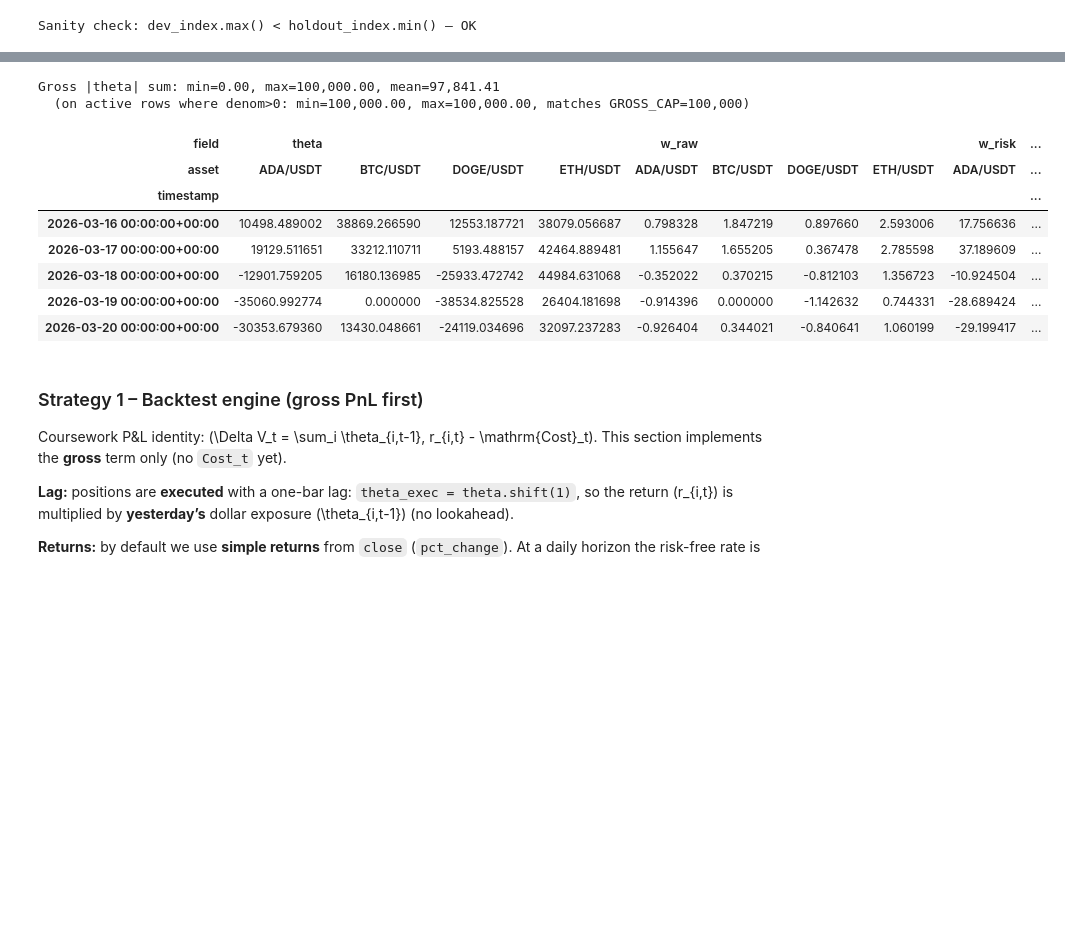
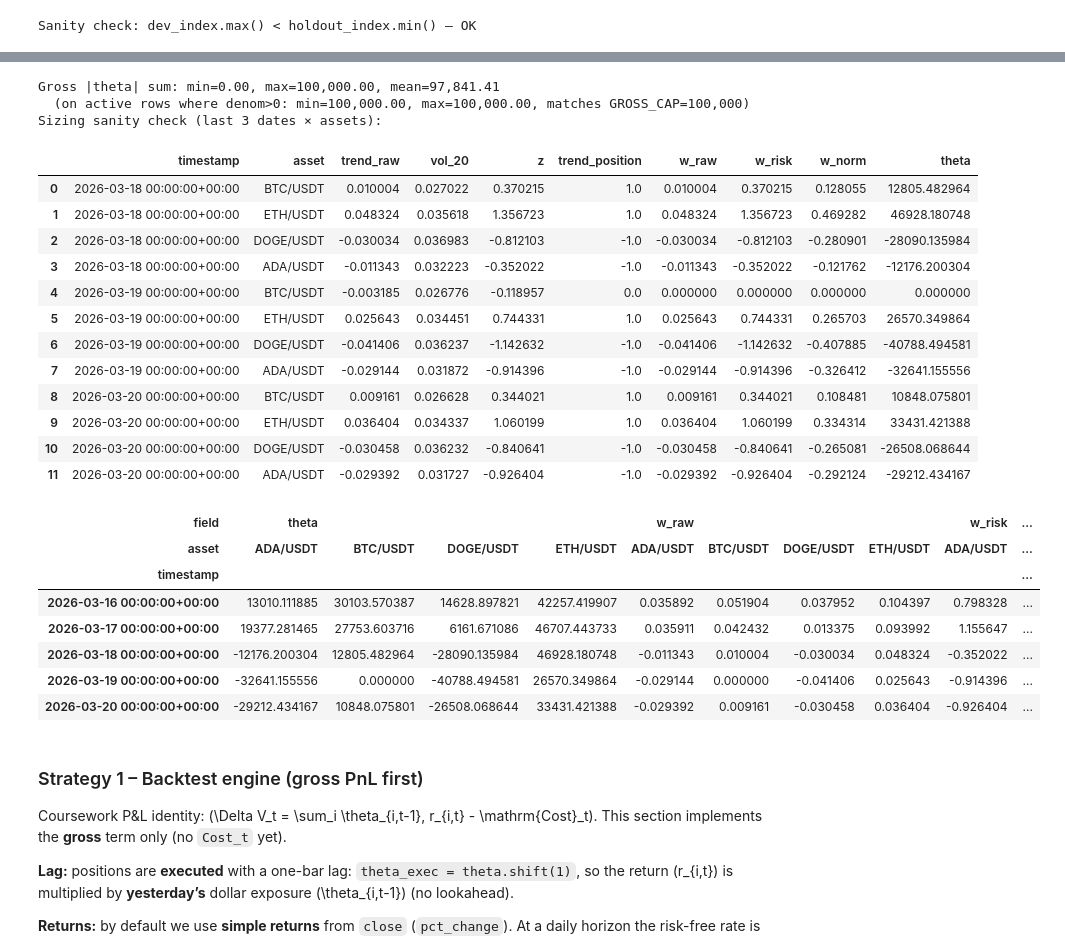
Before and after one commit to PeterLP123/Algo-Trading-Project, a Jupyter notebook: strategy_final_v2.ipynb, the cells around one changed output, grey strips where cells are left out. Saved outputs shown, nothing was run; the diff lists cells and outputs as text; code cells hidden in the pictures; blank space fills up the shorter version.

```diff
--- a/strategy_final_v2.ipynb
+++ b/strategy_final_v2.ipynb
@@ -402,12 +404,12 @@ Outputs are stored in `signal_panel` with the same MultiIndex column layout as `
 # --- Trend signal parameters (initial values; tune in walk-forward) ---
 MA_WINDOW = 50
 VOL_WINDOW = 20
-DEAD_ZONE = 0.25  # on vol-normalised, clipped signal_strength
+DEAD_ZONE = 0.25  # dead zone on z = trend_raw / vol_20 (activation only; not used for dollar sizing)
 SIGNAL_CLIP = 5.0
 
 close_px = asset_panel["close"]
 
-ma50_list, trend_raw_list, vol_20_list, signal_strength_list, trend_position_list = [], [], [], [], []
+ma50_list, trend_raw_list, vol_20_list, z_list, trend_position_list = [], [], [], [], []
 
 for s in SYMBOLS:
     c = close_px[s]
@@ -415,15 +417,16 @@ for s in SYMBOLS:
     trend_raw = c / ma_50 - 1
     ret = c.pct_change()
     vol_20 = ret.rolling(VOL_WINDOW, min_periods=VOL_WINDOW).std(ddof=0).replace(0.0, np.nan)
-    signal_strength = (trend_raw / vol_20).clip(-SIGNAL_CLIP, SIGNAL_CLIP)
+    # z: standardised trend for activation / diagnostics only (single vol division here is not sizing)
+    z = (trend_raw / vol_20).clip(-SIGNAL_CLIP, SIGNAL_CLIP)
 
-    tp = np.where(signal_strength > DEAD_ZONE, 1.0, np.where(signal_strength < -DEAD_ZONE, -1.0, 0.0))
-    trend_position = pd.Series(tp, index=c.index, dtype=float).where(signal_strength.notna(), np.nan)
+    tp = np.where(z > DEAD_ZONE, 1.0, np.where(z < -DEAD_ZONE, -1.0, 0.0))
+    trend_position = pd.Series(tp, index=c.index, dtype=float).where(z.notna(), np.nan)
 
     ma50_list.append(ma_50.rename(s))
     trend_raw_list.append(trend_raw.rename(s))
     vol_20_list.append(vol_20.rename(s))
-    signal_strength_list.append(signal_strength.rename(s))
+    z_list.append(z.rename(s))
     trend_position_list.append(trend_position.rename(s))
 
 mi = pd.MultiIndex.from_product
@@ -436,11 +439,11 @@ def _field_wide(field: str, parts: list[pd.Series]) -> pd.DataFrame:
 ma_50_wide = _field_wide("ma_50", ma50_list)
 trend_raw_wide = _field_wide("trend_raw", trend_raw_list)
 vol_20_wide = _field_wide("vol_20", vol_20_list)
-signal_strength_wide = _field_wide("signal_strength", signal_strength_list)
+z_wide = _field_wide("z", z_list)
 trend_position_wide = _field_wide("trend_position", trend_position_list)
 
 signal_panel = pd.concat(
-    [ma_50_wide, trend_raw_wide, vol_20_wide, signal_strength_wide, trend_position_wide],
+    [ma_50_wide, trend_raw_wide, vol_20_wide, z_wide, trend_position_wide],
     axis=1,
 ).sort_index(axis=1)
 
@@ -522,15 +527,17 @@ This step turns the **signal** into **tradable dollar exposures** \(\theta_{i,t}
 
 Outputs: `exposure_panel` with MultiIndex columns `(field, asset)` for `w_raw`, `w_risk`, `w_tilde`, and `theta`.
 # %%
-# --- Exposures: raw score → inverse-vol → L1 weights → dollar theta ---
+# --- Exposures: trend_raw → single vol step (w_risk) → L1 weights → dollar theta ---
+# z is for activation / dead-zone only; w_risk = w_raw / vol_20 is the only vol-adjusted sizing step.
 GROSS_CAP = 100_000.0  # fixed gross notional budget; sum_i |theta_i| = GROSS_CAP when active
 
-ss = signal_panel["signal_strength"]
+tr = signal_panel["trend_raw"]
+z = signal_panel["z"]
 pos = signal_panel["trend_position"]
 vol = signal_panel["vol_20"]
 
-active = (pos != 0) & pos.notna()
-w_raw = ss.where(active, 0.0)
+active = (z.abs() > DEAD_ZONE) & z.notna()
+w_raw = tr.where(active, 0.0)
 
 sigma = vol.replace(0.0, np.nan)
 w_risk = w_raw / sigma
@@ -550,41 +557,77 @@ def _field_wide_df(field: str, df: pd.DataFrame) -> pd.DataFrame:
     )
 
 
 exposure_panel = pd.concat(
     [
         _field_wide_df("w_raw", w_raw),
         _field_wide_df("w_risk", w_risk),
         _field_wide_df("w_tilde", w_tilde),
         _field_wide_df("theta", theta),
     ],
     axis=1,
 ).sort_index(axis=1)
 
 assert exposure_panel.index.equals(asset_panel.index)
 
 gross_abs = exposure_panel["theta"].abs().sum(axis=1)
 active_rows = denom > 0
 print(
     f"Gross |theta| sum: min={gross_abs.min():,.2f}, max={gross_abs.max():,.2f}, "
     f"mean={gross_abs.mean():,.2f}"
 )
 print(
     f"  (on active rows where denom>0: min={gross_abs[active_rows].min():,.2f}, "
     f"max={gross_abs[active_rows].max():,.2f}, matches GROSS_CAP={GROSS_CAP:,.0f})"
 )
 
+# Quick sanity check: sizing chain for a few recent dates (one row per asset)
+_check_dates = list(signal_panel.index[-3:])
+_sanity = []
+for _dt in _check_dates:
+    for _s in SYMBOLS:
+        _sanity.append(
+            {
+                "timestamp": _dt,
+                "asset": _s,
+                "trend_raw": tr.loc[_dt, _s],
+                "vol_20": vol.loc[_dt, _s],
+                "z": z.loc[_dt, _s],
+                "trend_position": pos.loc[_dt, _s],
+                "w_raw": w_raw.loc[_dt, _s],
+                "w_risk": w_risk.loc[_dt, _s],
+                "w_norm": w_tilde.loc[_dt, _s],
+                "theta": theta.loc[_dt, _s],
+            }
+        )
+print("Sizing sanity check (last 3 dates × assets):")
+display(pd.DataFrame(_sanity))
+
 exposure_panel.tail()
 # %% [output]
 Gross |theta| sum: min=0.00, max=100,000.00, mean=97,841.41
   (on active rows where denom>0: min=100,000.00, max=100,000.00, matches GROSS_CAP=100,000)
+Sizing sanity check (last 3 dates × assets):
-| field | theta |  |  |  | w_raw |  |  |  | w_risk | ... |
-| asset | ADA/USDT | BTC/USDT | DOGE/USDT | ETH/USDT | ADA/USDT | BTC/USDT | DOGE/USDT | ETH/USDT | ADA/USDT | ... |
-| timestamp |  |  |  |  |  |  |  |  |  | ... |
-| 2026-03-16 00:00:00+00:00 | 10498.489002 | 38869.266590 | 12553.187721 | 38079.056687 | 0.798328 | 1.847219 | 0.897660 | 2.593006 | 17.756636 | ... |
-| 2026-03-17 00:00:00+00:00 | 19129.511651 | 33212.110711 | 5193.488157 | 42464.889481 | 1.155647 | 1.655205 | 0.367478 | 2.785598 | 37.189609 | ... |
-| 2026-03-18 00:00:00+00:00 | -12901.759205 | 16180.136985 | -25933.472742 | 44984.631068 | -0.352022 | 0.370215 | -0.812103 | 1.356723 | -10.924504 | ... |
-| 2026-03-19 00:00:00+00:00 | -35060.992774 | 0.000000 | -38534.825528 | 26404.181698 | -0.914396 | 0.000000 | -1.142632 | 0.744331 | -28.689424 | ... |
-| 2026-03-20 00:00:00+00:00 | -30353.679360 | 13430.048661 | -24119.034696 | 32097.237283 | -0.926404 | 0.344021 | -0.840641 | 1.060199 | -29.199417 | ... |
+|  | timestamp | asset | trend_raw | vol_20 | z | trend_position | w_raw | w_risk | w_norm | theta |
+| 0 | 2026-03-18 00:00:00+00:00 | BTC/USDT | 0.010004 | 0.027022 | 0.370215 | 1.0 | 0.010004 | 0.370215 | 0.128055 | 12805.482964 |
+| 1 | 2026-03-18 00:00:00+00:00 | ETH/USDT | 0.048324 | 0.035618 | 1.356723 | 1.0 | 0.048324 | 1.356723 | 0.469282 | 46928.180748 |
+| 2 | 2026-03-18 00:00:00+00:00 | DOGE/USDT | -0.030034 | 0.036983 | -0.812103 | -1.0 | -0.030034 | -0.812103 | -0.280901 | -28090.135984 |
+| 3 | 2026-03-18 00:00:00+00:00 | ADA/USDT | -0.011343 | 0.032223 | -0.352022 | -1.0 | -0.011343 | -0.352022 | -0.121762 | -12176.200304 |
+| 4 | 2026-03-19 00:00:00+00:00 | BTC/USDT | -0.003185 | 0.026776 | -0.118957 | 0.0 | 0.000000 | 0.000000 | 0.000000 | 0.000000 |
+| 5 | 2026-03-19 00:00:00+00:00 | ETH/USDT | 0.025643 | 0.034451 | 0.744331 | 1.0 | 0.025643 | 0.744331 | 0.265703 | 26570.349864 |
+| 6 | 2026-03-19 00:00:00+00:00 | DOGE/USDT | -0.041406 | 0.036237 | -1.142632 | -1.0 | -0.041406 | -1.142632 | -0.407885 | -40788.494581 |
+| 7 | 2026-03-19 00:00:00+00:00 | ADA/USDT | -0.029144 | 0.031872 | -0.914396 | -1.0 | -0.029144 | -0.914396 | -0.326412 | -32641.155556 |
+| 8 | 2026-03-20 00:00:00+00:00 | BTC/USDT | 0.009161 | 0.026628 | 0.344021 | 1.0 | 0.009161 | 0.344021 | 0.108481 | 10848.075801 |
+| 9 | 2026-03-20 00:00:00+00:00 | ETH/USDT | 0.036404 | 0.034337 | 1.060199 | 1.0 | 0.036404 | 1.060199 | 0.334314 | 33431.421388 |
+| 10 | 2026-03-20 00:00:00+00:00 | DOGE/USDT | -0.030458 | 0.036232 | -0.840641 | -1.0 | -0.030458 | -0.840641 | -0.265081 | -26508.068644 |
+| 11 | 2026-03-20 00:00:00+00:00 | ADA/USDT | -0.029392 | 0.031727 | -0.926404 | -1.0 | -0.029392 | -0.926404 | -0.292124 | -29212.434167 |
+| field | theta |  |  |  | w_raw |  |  |  | w_risk | ... |
+| asset | ADA/USDT | BTC/USDT | DOGE/USDT | ETH/USDT | ADA/USDT | BTC/USDT | DOGE/USDT | ETH/USDT | ADA/USDT | ... |
+| timestamp |  |  |  |  |  |  |  |  |  | ... |
+| 2026-03-16 00:00:00+00:00 | 13010.111885 | 30103.570387 | 14628.897821 | 42257.419907 | 0.035892 | 0.051904 | 0.037952 | 0.104397 | 0.798328 | ... |
+| 2026-03-17 00:00:00+00:00 | 19377.281465 | 27753.603716 | 6161.671086 | 46707.443733 | 0.035911 | 0.042432 | 0.013375 | 0.093992 | 1.155647 | ... |
+| 2026-03-18 00:00:00+00:00 | -12176.200304 | 12805.482964 | -28090.135984 | 46928.180748 | -0.011343 | 0.010004 | -0.030034 | 0.048324 | -0.352022 | ... |
+| 2026-03-19 00:00:00+00:00 | -32641.155556 | 0.000000 | -40788.494581 | 26570.349864 | -0.029144 | 0.000000 | -0.041406 | 0.025643 | -0.914396 | ... |
+| 2026-03-20 00:00:00+00:00 | -29212.434167 | 10848.075801 | -26508.068644 | 33431.421388 | -0.029392 | 0.009161 | -0.030458 | 0.036404 | -0.926404 | ... |
 # %% [markdown]
 ### Strategy 1 – Backtest engine (gross PnL first)
 
```
Also changed, not shown: parts of 9 cells of this notebook, 5 other files.
